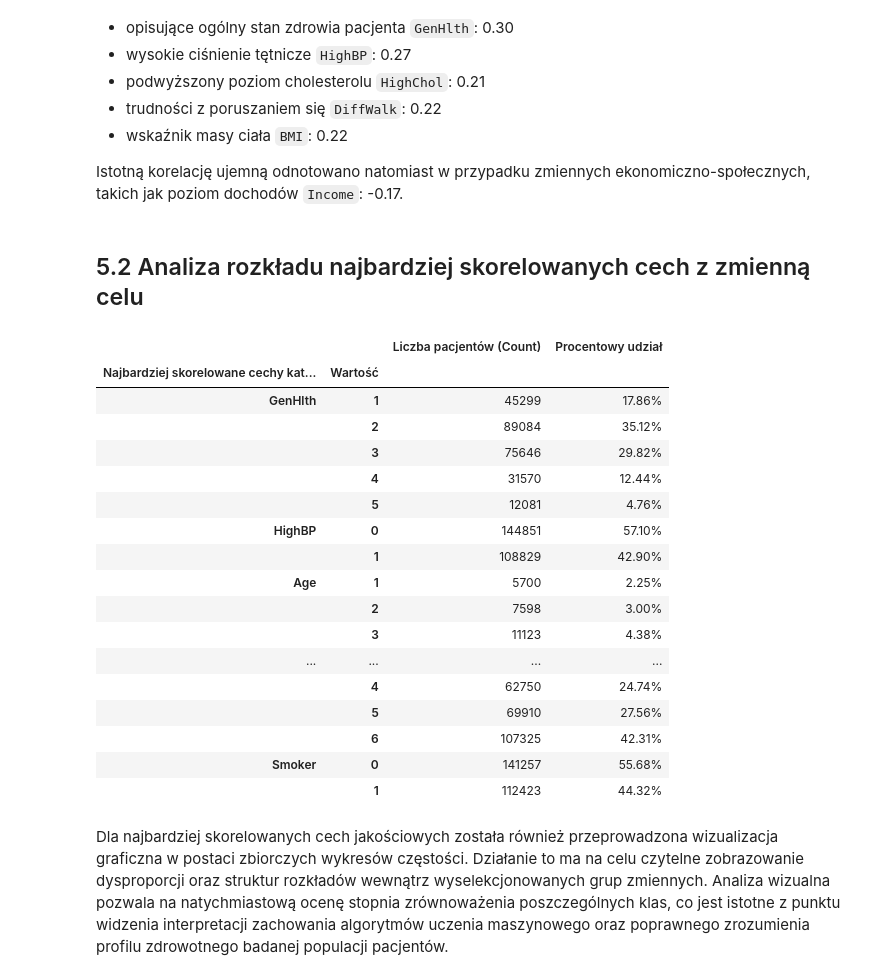
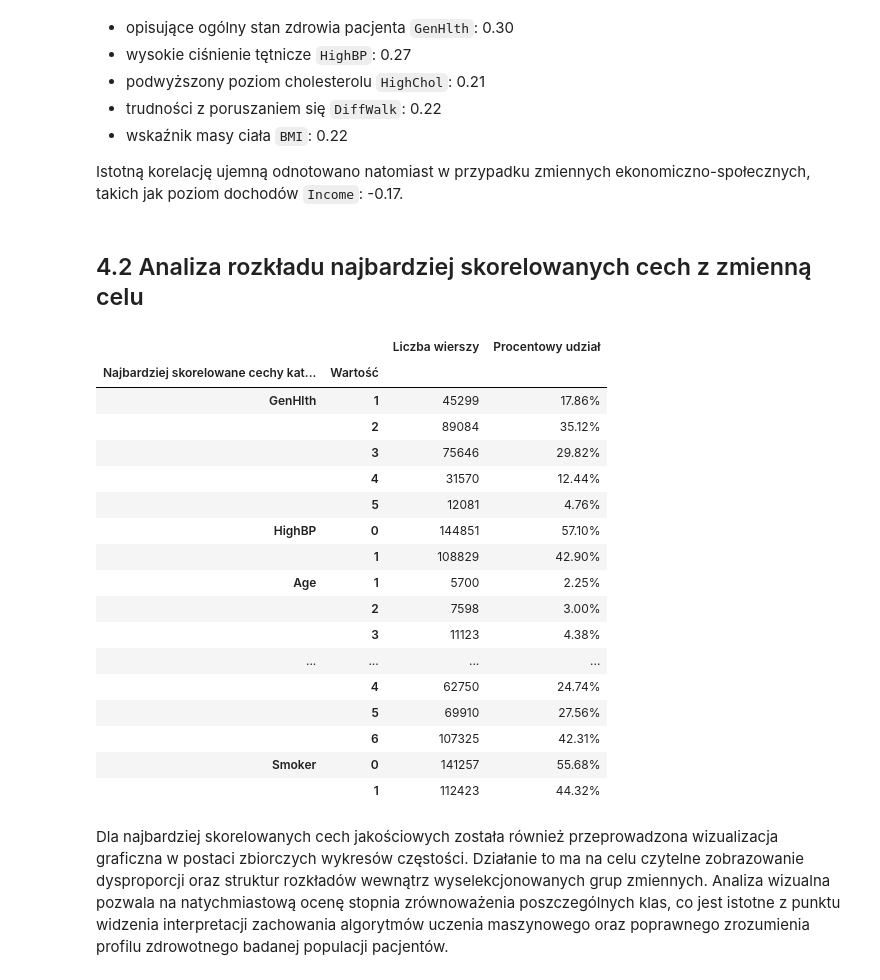
Before and after one commit to ImJaca/diabetes-analysis, a Jupyter notebook: analisys.ipynb, the cells around one changed output. Saved outputs shown, nothing was run; the diff lists cells and outputs as text; code cells hidden in the pictures.

```diff
--- a/analisys.ipynb
+++ b/analisys.ipynb
@@ -215,40 +210,40 @@ Analiza współczynników korelacji pozwoliła na wyłonienie podzbioru cech o n
 
 Istotną korelację ujemną odnotowano natomiast w przypadku zmiennych ekonomiczno-społecznych, takich jak poziom dochodów `Income`: -0.17.
 # %% [markdown]
-## 5.2 Analiza rozkładu najbardziej skorelowanych cech z zmienną celu
+## 4.2 Analiza rozkładu najbardziej skorelowanych cech z zmienną celu
 # %%
 # Najbardziej interesujące cechy do analizy
 FEATURE_COLS = [
     "GenHlth", "HighBP", "BMI", "Age", "HighChol", "DiffWalk",
     "HeartDiseaseorAttack", "PhysHlth", "Income", "PhysActivity",
     "Education", "Smoker"
 ]
 
 categorical_features = [c for c in FEATURE_COLS if c != 'BMI'] # zmienne kategoryczne
 total_count = df.count()
 selected_summary_data = []
 
 for col_name in categorical_features:
     # Pobieramy rozkład wartości dla danej kolumny ze Sparka
     counts = df.groupBy(col_name).count().orderBy(col_name).collect()
 
     for row in counts:
         val = row[col_name]
         cnt = row['count']
         percentage = (cnt / total_count) * 100
 
         selected_summary_data.append({
             "Najbardziej skorelowane cechy kategoryczne": col_name,
-            "Wartość": int(val),  # Konwersja na int, żeby ładnie wyglądało (np. 0 zamiast 0.0)
-            "Liczba pacjentów (Count)": cnt,
+            "Wartość": int(val),
+            "Liczba wierszy": cnt,
             "Procentowy udział": f"{percentage:.2f}%"
         })
 
 selected_summary_df = pd.DataFrame(selected_summary_data).set_index(["Najbardziej skorelowane cechy kategoryczne", "Wartość"])
 with pd.option_context('display.max_rows', None, 'display.max_columns', None):
     display(selected_summary_df)
 # %% [output]
-|  |  | Liczba pacjentów (Count) | Procentowy udział |
+|  |  | Liczba wierszy | Procentowy udział |
 | Najbardziej skorelowane cechy kat... | Wartość |  |  |
 | GenHlth | 1 | 45299 | 17.86% |
 |  | 2 | 89084 | 35.12% |
```
Also changed, not shown: parts of 26 cells of this notebook.
